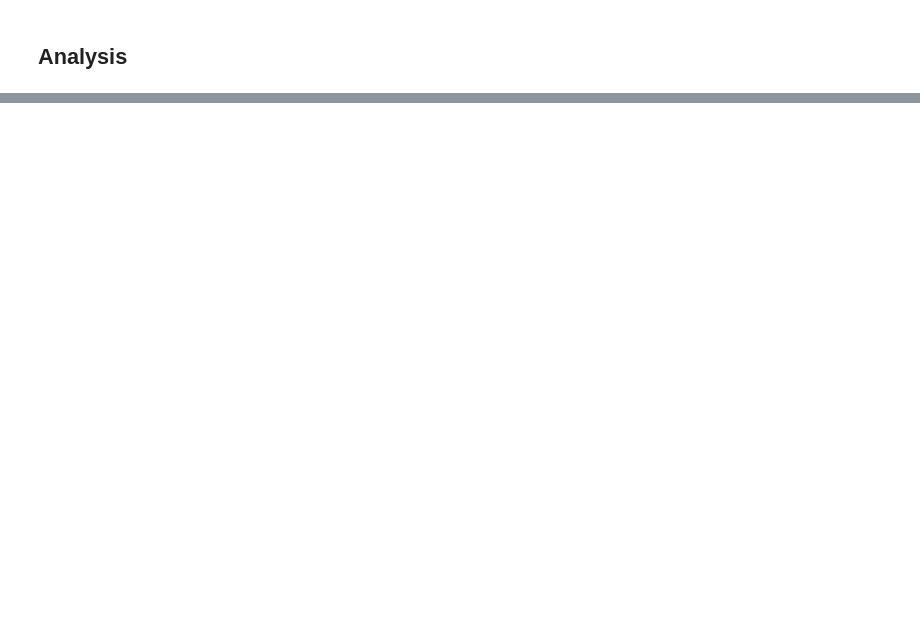
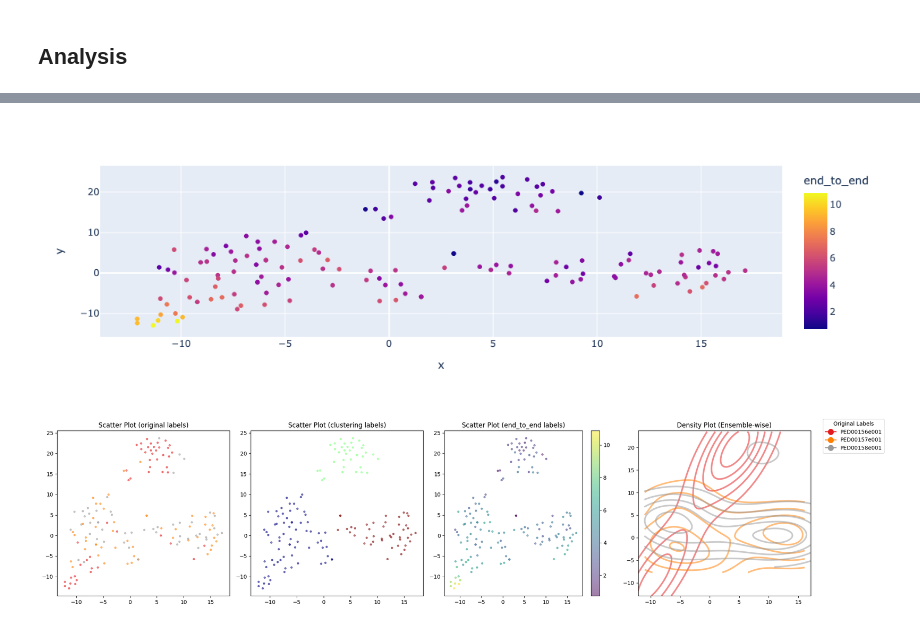
Before and after one commit to BioComputingUP/EnsembleTools, a Jupyter notebook: notebooks/tsne_analysis.ipynb, the cells around one changed output, grey strips where cells are left out. Cells and saved outputs as stored; diff of their text form; code cells hidden in the pictures; blank space fills up the shorter version.

```diff
--- a/notebooks/tsne_analysis.ipynb
+++ b/notebooks/tsne_analysis.ipynb
@@ -3,15 +5,21 @@
 # %%
+import numpy as np
+import matplotlib.pyplot as plt
 from dpet.ensemble import Ensemble
 from dpet.ensemble_analysis import EnsembleAnalysis
-from dpet.visualization import *
+from dpet.visualization import Visualization
+from dpet.utils import set_verbosity
+
+
+set_verbosity("INFO")  # Change verbosity level to show more information when performing the analysis.
+
+np.random.seed(2025)  # Set the random seed for reproducibility.
 
 ens_codes = [
-
     Ensemble('PED00156e001', database='ped'),
     Ensemble('PED00157e001', database='ped'),
     Ensemble('PED00158e001', database='ped')
 ]
-data_dir = '/home/hamid/PED_Data_analysis/nikola'
 
-analysis = EnsembleAnalysis(ens_codes, data_dir)
-analysis.load_trajectories()
+data_dir = None  # Add the path to a directory you wish in order to save the analysis
+analysis = EnsembleAnalysis(ens_codes, output_dir=data_dir)
@@ -134,0 +99,9 @@ vis.dimensionality_reduction_scatter(color_by="end_to_end", save=False, kde_by_e
+# %%
+vis.dimensionality_reduction_scatter(
+    color_by="end_to_end",  # Color the snapshots according to a molecular feature, here end-to-end distance.
+    kde_by_ensemble=True,   # In the subplot with KDE, show data for the individual ensembles.
+    plotly=True             # Interactive visualization using plotly.
+);
+# %% [output]
+[figure, added]
+[figure, added]
```
Also changed, not shown: parts of 18 cells of this notebook, 7 other files.
